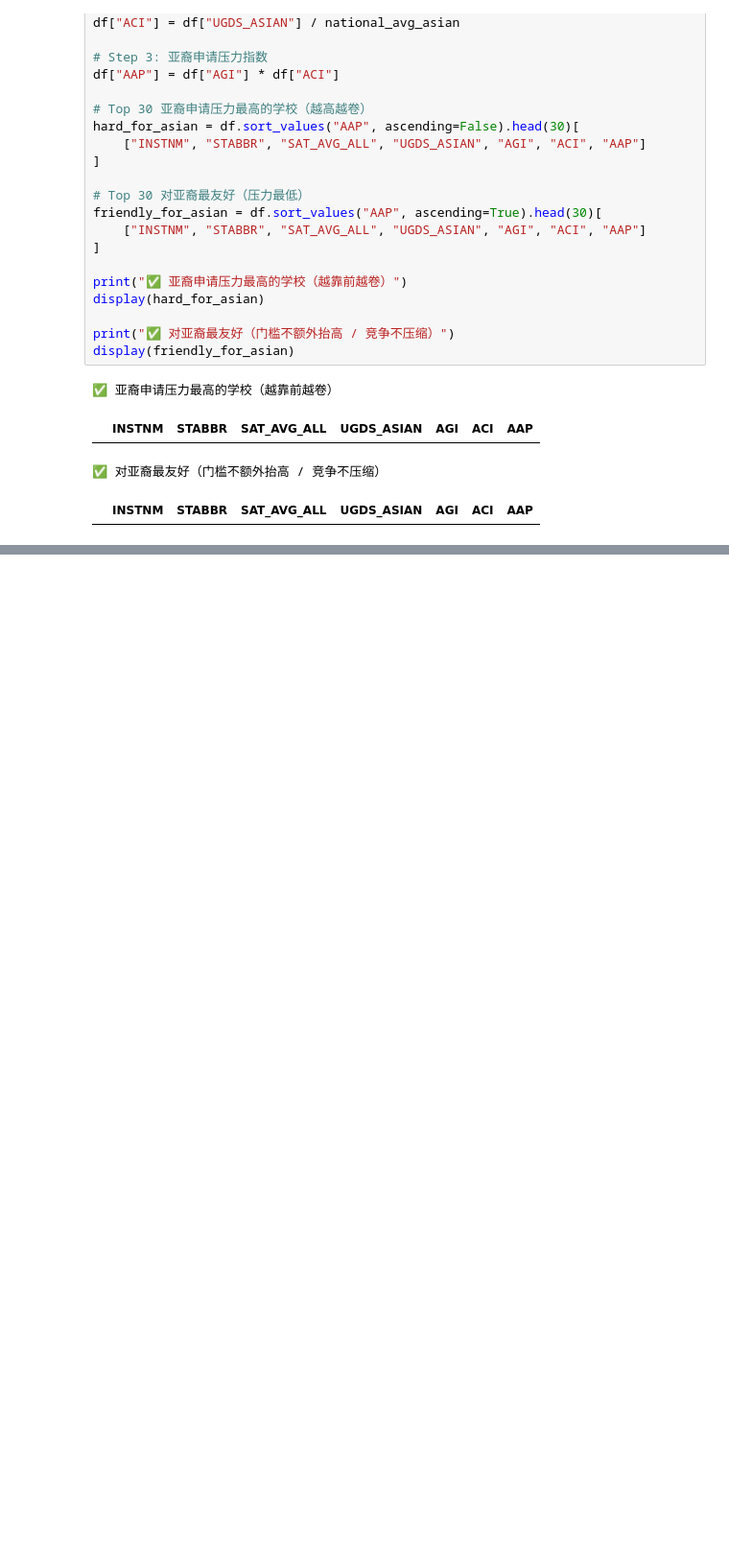
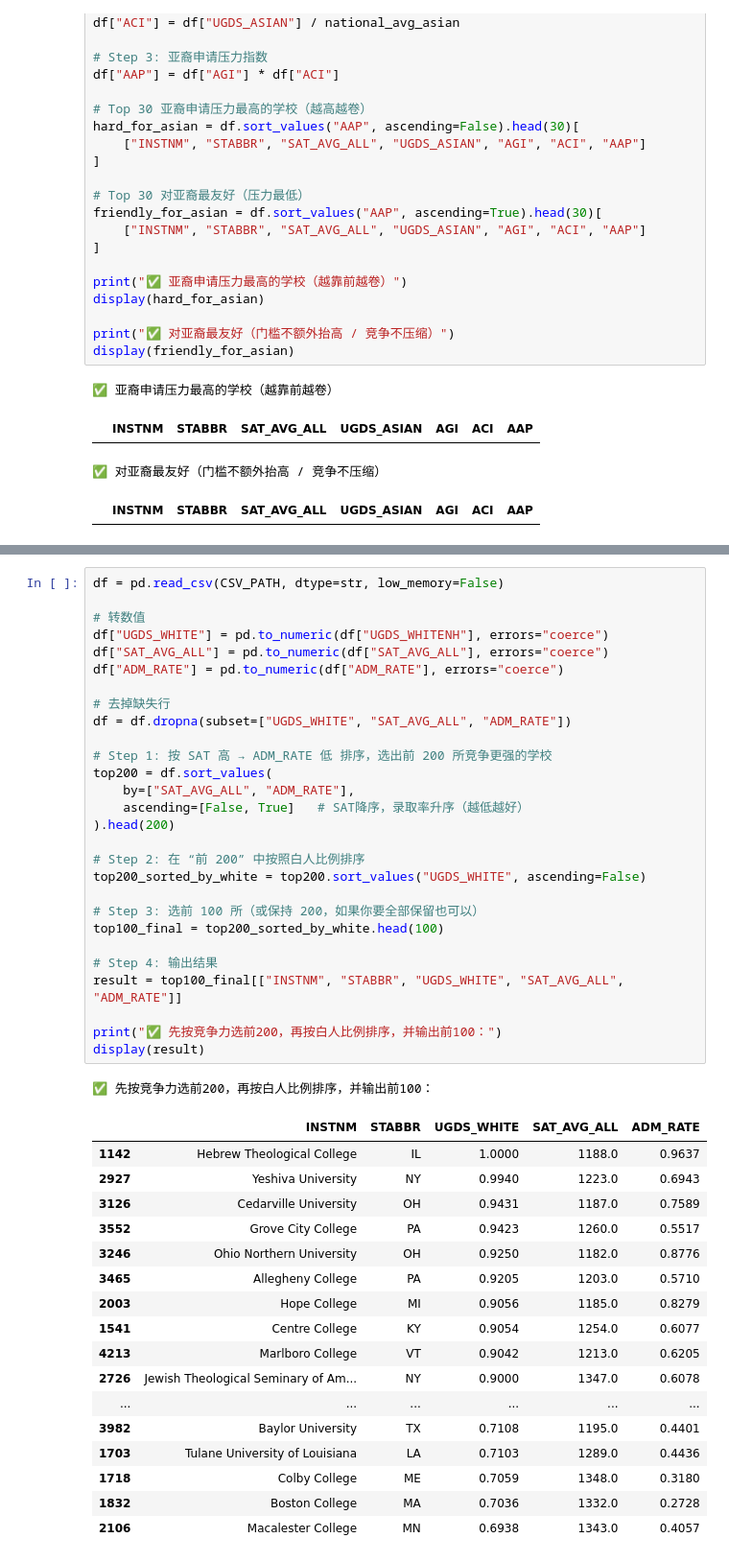
Before and after one commit to zzzxdzzz/MyTools, a Jupyter notebook: The-Big-APP-analyses/Data_exploring.ipynb, the cells around one changed output, grey strips where cells are left out. Shown at 96% size. Cells and saved outputs as stored; diff of their text form; blank space fills up the shorter version.

```diff
--- a/The-Big-APP-analyses/Data_exploring.ipynb
+++ b/The-Big-APP-analyses/Data_exploring.ipynb
@@ -410,0 +453,47 @@ display(friendly_for_asian)
+# %%
+df = pd.read_csv(CSV_PATH, dtype=str, low_memory=False)
+
+# 转数值
+df["UGDS_WHITE"] = pd.to_numeric(df["UGDS_WHITENH"], errors="coerce")
+df["SAT_AVG_ALL"] = pd.to_numeric(df["SAT_AVG_ALL"], errors="coerce")
+df["ADM_RATE"] = pd.to_numeric(df["ADM_RATE"], errors="coerce")
+
+# 去掉缺失行
+df = df.dropna(subset=["UGDS_WHITE", "SAT_AVG_ALL", "ADM_RATE"])
+
+# Step 1: 按 SAT 高 → ADM_RATE 低 排序，选出前 200 所竞争更强的学校
+top200 = df.sort_values(
+    by=["SAT_AVG_ALL", "ADM_RATE"],
+    ascending=[False, True]   # SAT降序，录取率升序（越低越好）
+).head(200)
+
+# Step 2: 在 “前 200” 中按照白人比例排序
+top200_sorted_by_white = top200.sort_values("UGDS_WHITE", ascending=False)
+
+# Step 3: 选前 100 所（或保持 200，如果你要全部保留也可以）
+top100_final = top200_sorted_by_white.head(100)
+
+# Step 4: 输出结果
+result = top100_final[["INSTNM", "STABBR", "UGDS_WHITE", "SAT_AVG_ALL", "ADM_RATE"]]
+
+print("✅ 先按竞争力选前200，再按白人比例排序，并输出前100：")
+display(result)
+# %% [output]
+✅ 先按竞争力选前200，再按白人比例排序，并输出前100：
+|  | INSTNM | STABBR | UGDS_WHITE | SAT_AVG_ALL | ADM_RATE |
+| 1142 | Hebrew Theological College | IL | 1.0000 | 1188.0 | 0.9637 |
+| 2927 | Yeshiva University | NY | 0.9940 | 1223.0 | 0.6943 |
+| 3126 | Cedarville University | OH | 0.9431 | 1187.0 | 0.7589 |
+| 3552 | Grove City College | PA | 0.9423 | 1260.0 | 0.5517 |
+| 3246 | Ohio Northern University | OH | 0.9250 | 1182.0 | 0.8776 |
+| 3465 | Allegheny College | PA | 0.9205 | 1203.0 | 0.5710 |
+| 2003 | Hope College | MI | 0.9056 | 1185.0 | 0.8279 |
+| 1541 | Centre College | KY | 0.9054 | 1254.0 | 0.6077 |
+| 4213 | Marlboro College | VT | 0.9042 | 1213.0 | 0.6205 |
+| 2726 | Jewish Theological Seminary of Am... | NY | 0.9000 | 1347.0 | 0.6078 |
+| ... | ... | ... | ... | ... | ... |
+| 3982 | Baylor University | TX | 0.7108 | 1195.0 | 0.4401 |
+| 1703 | Tulane University of Louisiana | LA | 0.7103 | 1289.0 | 0.4436 |
+| 1718 | Colby College | ME | 0.7059 | 1348.0 | 0.3180 |
+| 1832 | Boston College | MA | 0.7036 | 1332.0 | 0.2728 |
+| 2106 | Macalester College | MN | 0.6938 | 1343.0 | 0.4057 |
```
Also changed, not shown: parts of 1 cell of this notebook.
